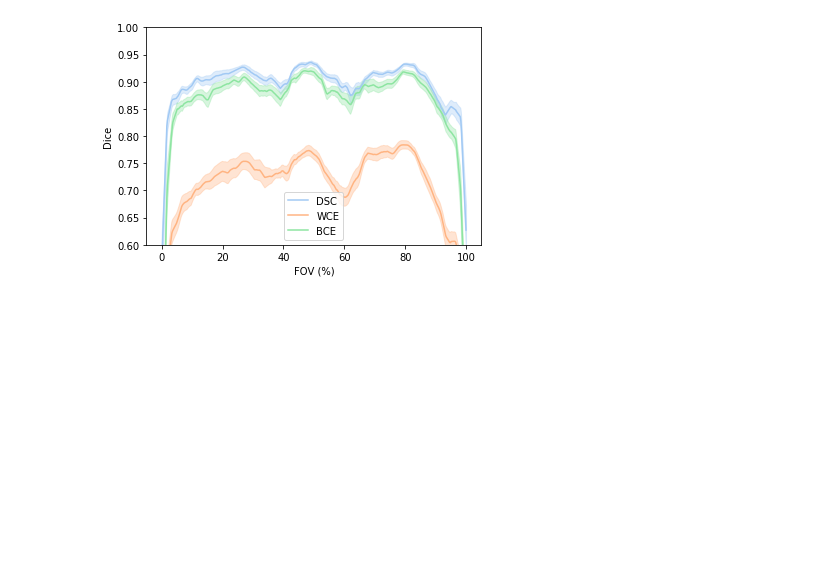
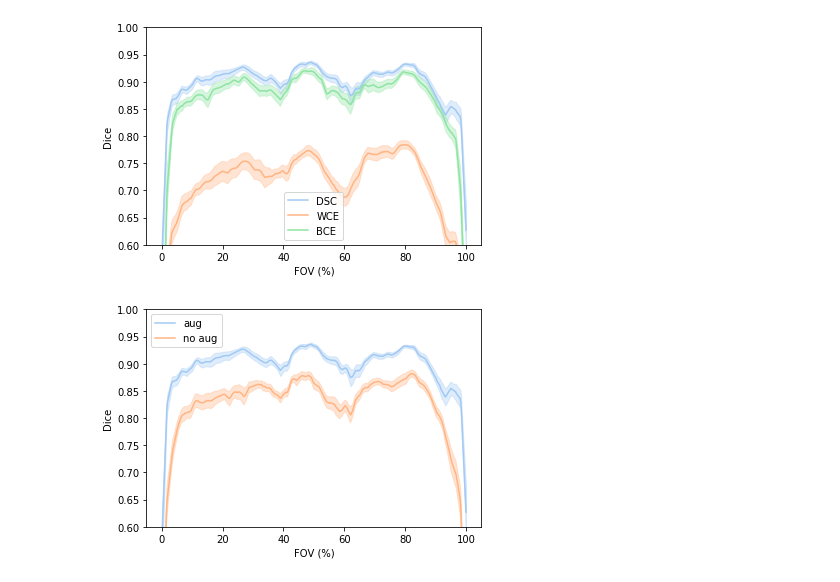
Before and after one commit to ad12/MedSegPy, a Jupyter notebook: analysis/exp_graphs.ipynb, the cells around one changed output. Saved outputs shown, nothing was run; the diff lists cells and outputs as text; code cells hidden in the pictures; blank space fills up the shorter version.

```diff
--- a/analysis/exp_graphs.ipynb
+++ b/analysis/exp_graphs.ipynb
@@ -86 +49,15 @@ graph_acc(LOSSES, True)
+# %%
+# Augmentation results
+# Augmentation result paths
+AUG_BASE_PATH = '/bmrNAS/people/arjun/msk_seg_networks/augment_limited/unet_2d/%s/test_results'
+AUG_YES = BASE_UNET
+AUG_NO = [AUG_BASE_PATH % '2018-10-05-04-17-05', AUG_BASE_PATH % '2018-10-05-16-52-29', AUG_BASE_PATH % '2018-10-07-00-27-34']
+
+AUGS = {'filename': 'augment.png',
+        'keys': ['aug', 'no aug'],
+        'aug': AUG_YES, 'no aug': AUG_NO}
+
+af.graph_slice_exp(AUGS)
+# %% [output]
+[figure, added]
 # %%
```
Also changed, not shown: parts of 8 cells of this notebook, 3 other files.
